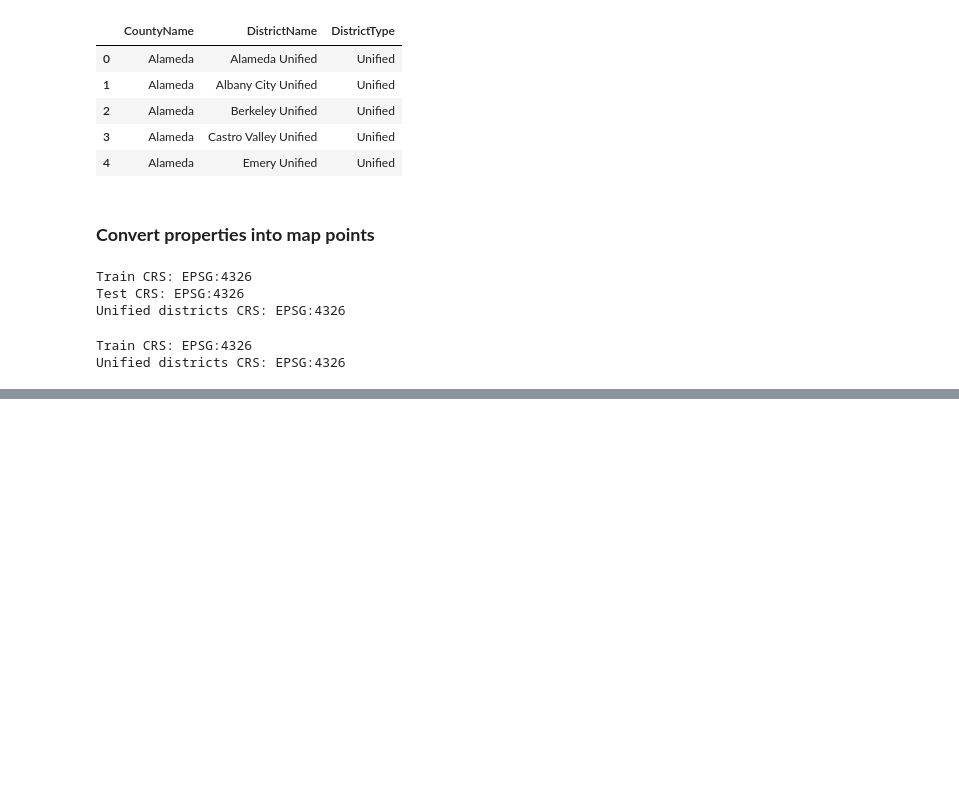
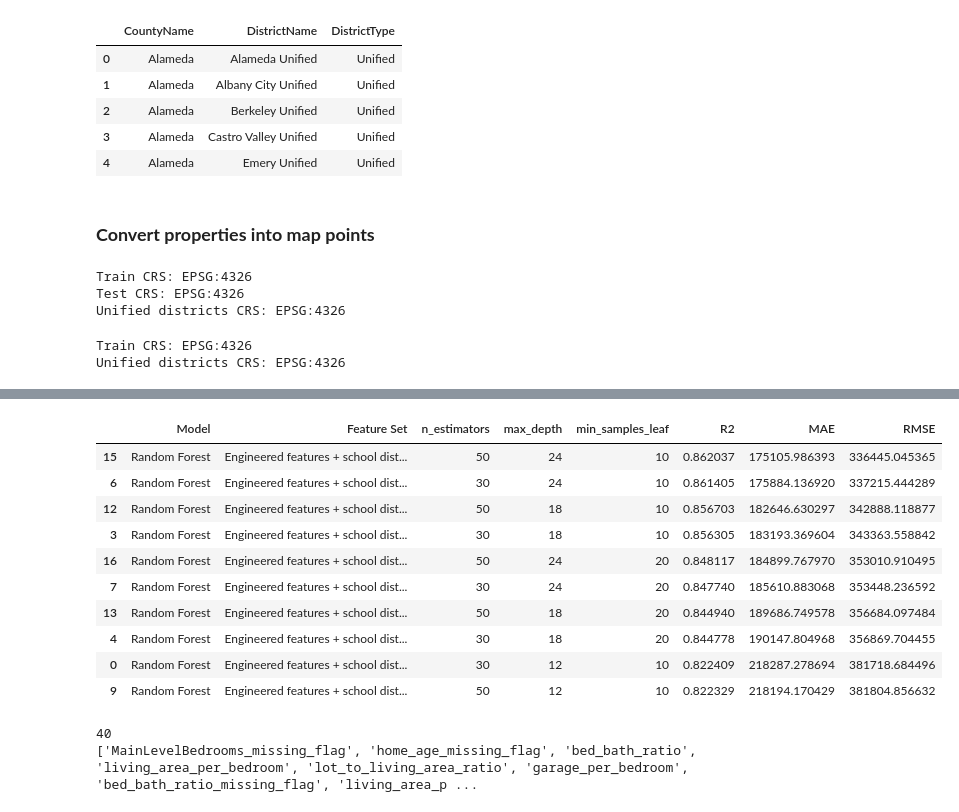
Before and after one commit to miatrn20/IDX-Exchange-Internship-Data_Science-Summer2026, a Jupyter notebook: 04_model_comparison.ipynb, the cells around one changed output, grey strips where cells are left out. Cells and saved outputs as stored; diff of their text form; code cells hidden in the pictures; blank space fills up the shorter version.

Commit message:
Week 7 updated

```diff
--- a/04_model_comparison.ipynb
+++ b/04_model_comparison.ipynb
@@ -778,0 +1003,8 @@ Unified districts CRS: EPSG:4326
+# %%
+week6_train_district_df = add_school_district_features(train_geo, district_boundaries)
+week6_test_district_df = add_school_district_features(test_geo, district_boundaries)
+print("Original train rows:", len(week6_train_df))
+print("District train rows:", len(week6_train_district_df))
+
+print("Original test rows:", len(week6_test_df))
+print("District test rows:", len(week6_test_district_df))
@@ -778,0 +1063,69 @@ Unified districts CRS: EPSG:4326
+# %%
+rf_district_results = []
+
+for n_estimators in [30, 50]:
+    for max_depth in [12, 18, 24]:
+        for min_samples_leaf in [10, 20, 50]:
+
+            model = RandomForestRegressor(
+                n_estimators=n_estimators,
+                max_depth=max_depth,
+                min_samples_leaf=min_samples_leaf,
+                random_state=42,
+                n_jobs=-1
+            )
+
+            # Train using ratio + school-district features
+            model.fit(
+                X_train_district_processed,
+                y_train_week6
+            )
+
+            # Predict using the matching district test matrix
+            pred = model.predict(
+                X_test_district_processed
+            )
+
+            r2 = r2_score(y_test_week6, pred)
+            mae = mean_absolute_error(y_test_week6, pred)
+            rmse = np.sqrt(
+                mean_squared_error(y_test_week6, pred)
+            )
+
+            rf_district_results.append({
+                "Model": "Random Forest",
+                "Feature Set": "Engineered features + school districts",
+                "n_estimators": n_estimators,
+                "max_depth": max_depth,
+                "min_samples_leaf": min_samples_leaf,
+                "R2": r2,
+                "MAE": mae,
+                "RMSE": rmse
+            })
+
+rf_district_tuning_results = pd.DataFrame(
+    rf_district_results
+)
+
+rf_district_tuning_results.sort_values(
+    "R2",
+    ascending=False
+).head(10)
+# %% [output]
+|  | Model | Feature Set | n_estimators | max_depth | min_samples_leaf | R2 | MAE | RMSE |
+| 15 | Random Forest | Engineered features + school dist... | 50 | 24 | 10 | 0.862037 | 175105.986393 | 336445.045365 |
+| 6 | Random Forest | Engineered features + school dist... | 30 | 24 | 10 | 0.861405 | 175884.136920 | 337215.444289 |
+| 12 | Random Forest | Engineered features + school dist... | 50 | 18 | 10 | 0.856703 | 182646.630297 | 342888.118877 |
+| 3 | Random Forest | Engineered features + school dist... | 30 | 18 | 10 | 0.856305 | 183193.369604 | 343363.558842 |
+| 16 | Random Forest | Engineered features + school dist... | 50 | 24 | 20 | 0.848117 | 184899.767970 | 353010.910495 |
+| 7 | Random Forest | Engineered features + school dist... | 30 | 24 | 20 | 0.847740 | 185610.883068 | 353448.236592 |
+| 13 | Random Forest | Engineered features + school dist... | 50 | 18 | 20 | 0.844940 | 189686.749578 | 356684.097484 |
+| 4 | Random Forest | Engineered features + school dist... | 30 | 18 | 20 | 0.844778 | 190147.804968 | 356869.704455 |
+| 0 | Random Forest | Engineered features + school dist... | 30 | 12 | 10 | 0.822409 | 218287.278694 | 381718.684496 |
+| 9 | Random Forest | Engineered features + school dist... | 50 | 12 | 10 | 0.822329 | 218194.170429 | 381804.856632 |
+# %%
+print(len(week6_numeric_features))
+print(week6_numeric_features[-10:])
+# %% [output]
+40
+['MainLevelBedrooms_missing_flag', 'home_age_missing_flag', 'bed_bath_ratio', 'living_area_per_bedroom', 'lot_to_living_area_ratio', 'garage_per_bedroom', 'bed_bath_ratio_missing_flag', 'living_area_p ...
```
Also changed, not shown: parts of 15 cells of this notebook, 5 other files.
